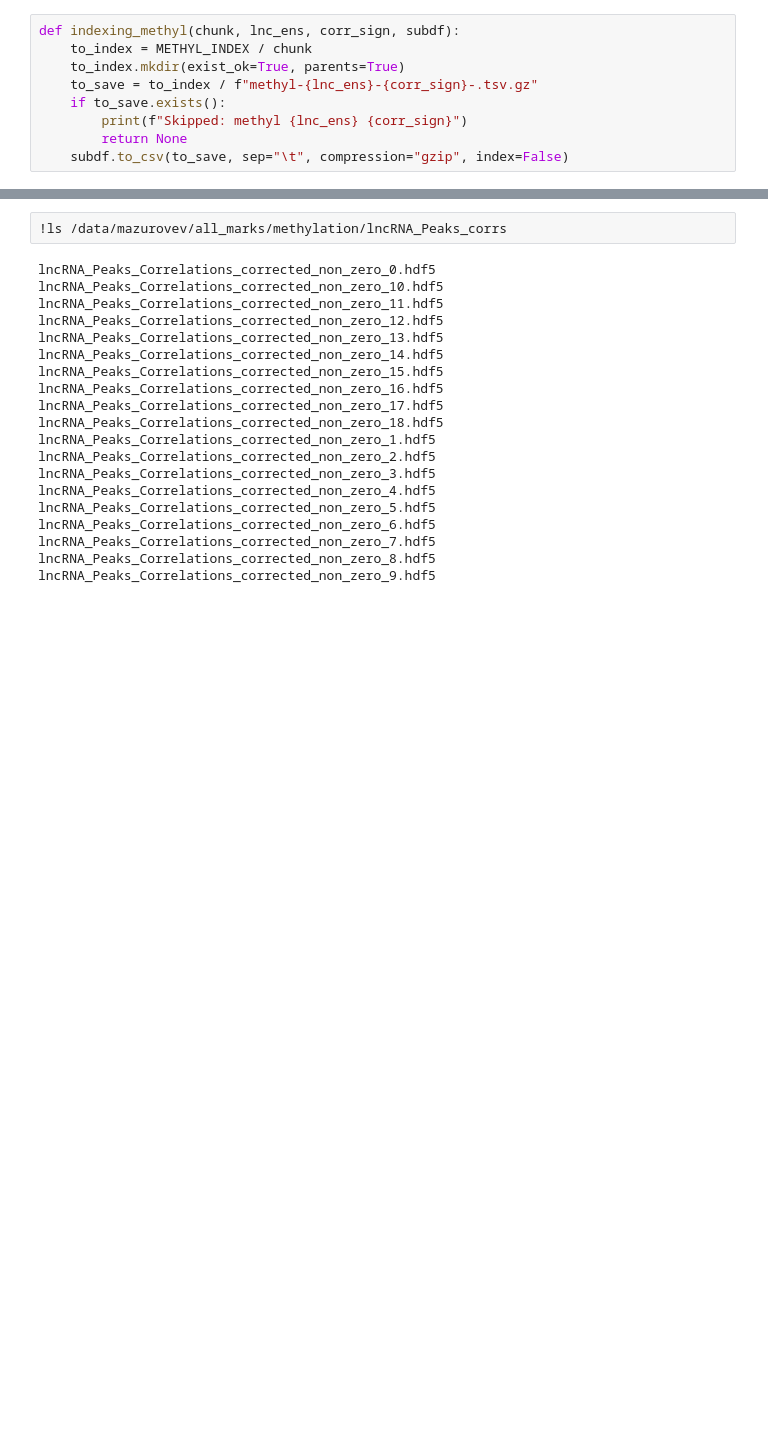
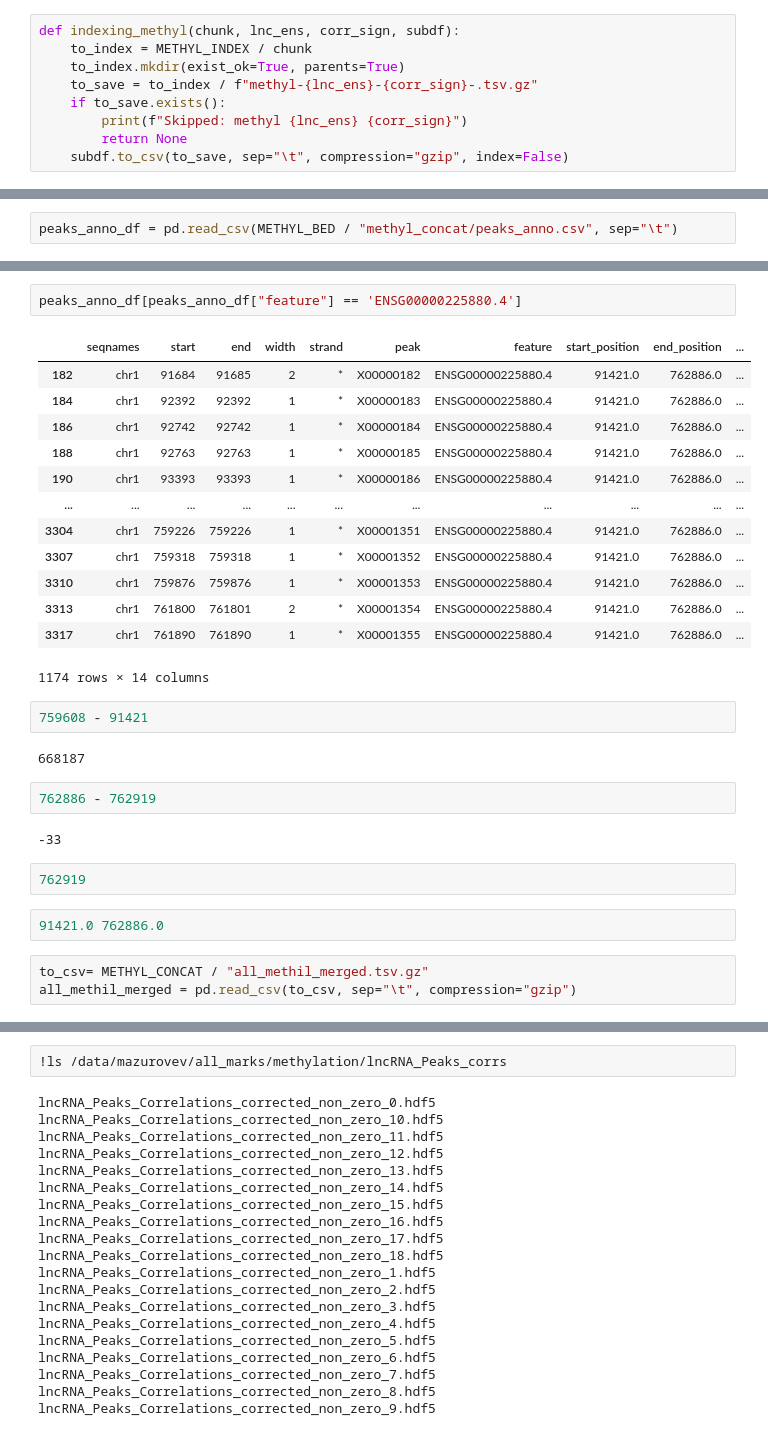
Before and after one commit to magletdinov/fantom.ips-himorna.peaks, a Jupyter notebook: scripts/methylation_new.ipynb, the cells around one changed output, grey strips where cells are left out. Drawn from its saved outputs; the diff is of its cells as text; blank space fills up the shorter version.

```diff
--- a/scripts/methylation_new.ipynb
+++ b/scripts/methylation_new.ipynb
@@ -122,0 +206,2 @@ ENSG00000280047
+# %%
+peaks_anno_df = pd.read_csv(METHYL_BED / "methyl_concat/peaks_anno.csv", sep="\t")
@@ -122,0 +226,31 @@ ENSG00000280047
+# %%
+peaks_anno_df[peaks_anno_df["feature"] == 'ENSG00000225880.4']
+# %% [output]
+|  | seqnames | start | end | width | strand | peak | feature | start_position | end_position | ... |
+| 182 | chr1 | 91684 | 91685 | 2 | * | X00000182 | ENSG00000225880.4 | 91421.0 | 762886.0 | ... |
+| 184 | chr1 | 92392 | 92392 | 1 | * | X00000183 | ENSG00000225880.4 | 91421.0 | 762886.0 | ... |
+| 186 | chr1 | 92742 | 92742 | 1 | * | X00000184 | ENSG00000225880.4 | 91421.0 | 762886.0 | ... |
+| 188 | chr1 | 92763 | 92763 | 1 | * | X00000185 | ENSG00000225880.4 | 91421.0 | 762886.0 | ... |
+| 190 | chr1 | 93393 | 93393 | 1 | * | X00000186 | ENSG00000225880.4 | 91421.0 | 762886.0 | ... |
+| ... | ... | ... | ... | ... | ... | ... | ... | ... | ... | ... |
+| 3304 | chr1 | 759226 | 759226 | 1 | * | X00001351 | ENSG00000225880.4 | 91421.0 | 762886.0 | ... |
+| 3307 | chr1 | 759318 | 759318 | 1 | * | X00001352 | ENSG00000225880.4 | 91421.0 | 762886.0 | ... |
+| 3310 | chr1 | 759876 | 759876 | 1 | * | X00001353 | ENSG00000225880.4 | 91421.0 | 762886.0 | ... |
+| 3313 | chr1 | 761800 | 761801 | 2 | * | X00001354 | ENSG00000225880.4 | 91421.0 | 762886.0 | ... |
+| 3317 | chr1 | 761890 | 761890 | 1 | * | X00001355 | ENSG00000225880.4 | 91421.0 | 762886.0 | ... |
+1174 rows × 14 columns
+# %%
+759608 - 91421
+# %% [output]
+668187
+# %%
+762886 - 762919
+# %% [output]
+-33
+# %%
+762919
+# %%
+91421.0	762886.0
+# %%
+to_csv= METHYL_CONCAT / "all_methil_merged.tsv.gz"
+all_methil_merged = pd.read_csv(to_csv, sep="\t", compression="gzip")
```
Also changed, not shown: parts of 38 cells of this notebook, 7 other files.
